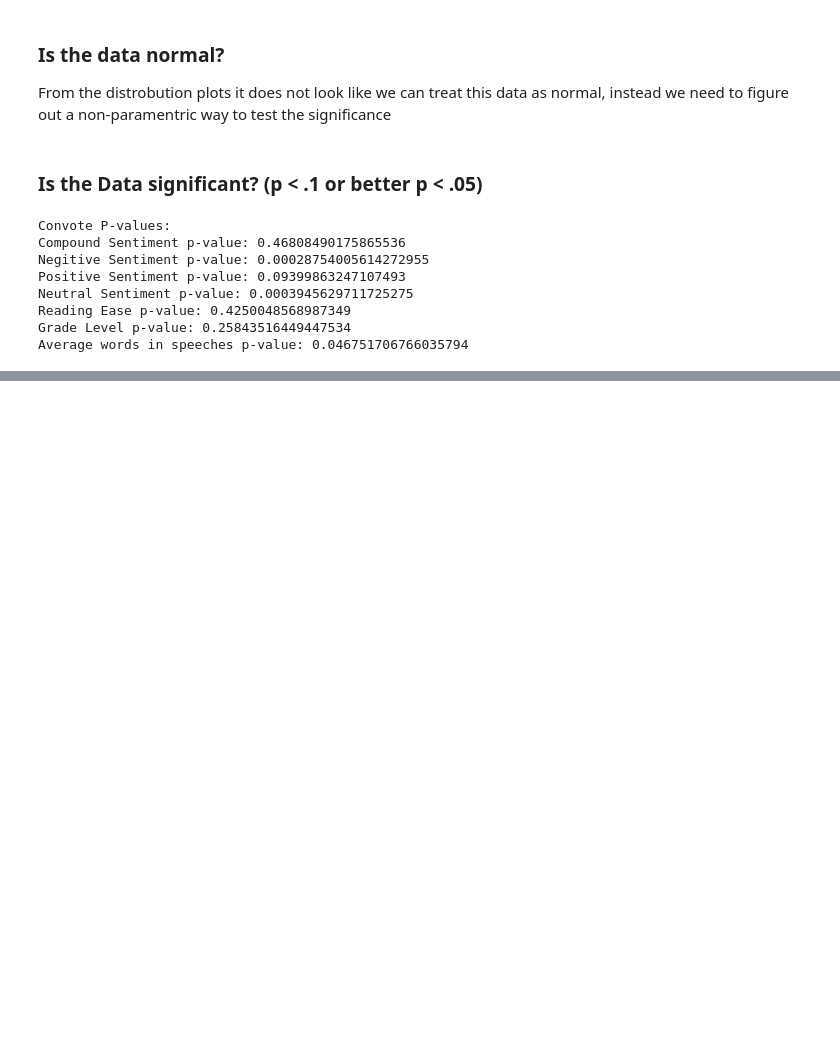
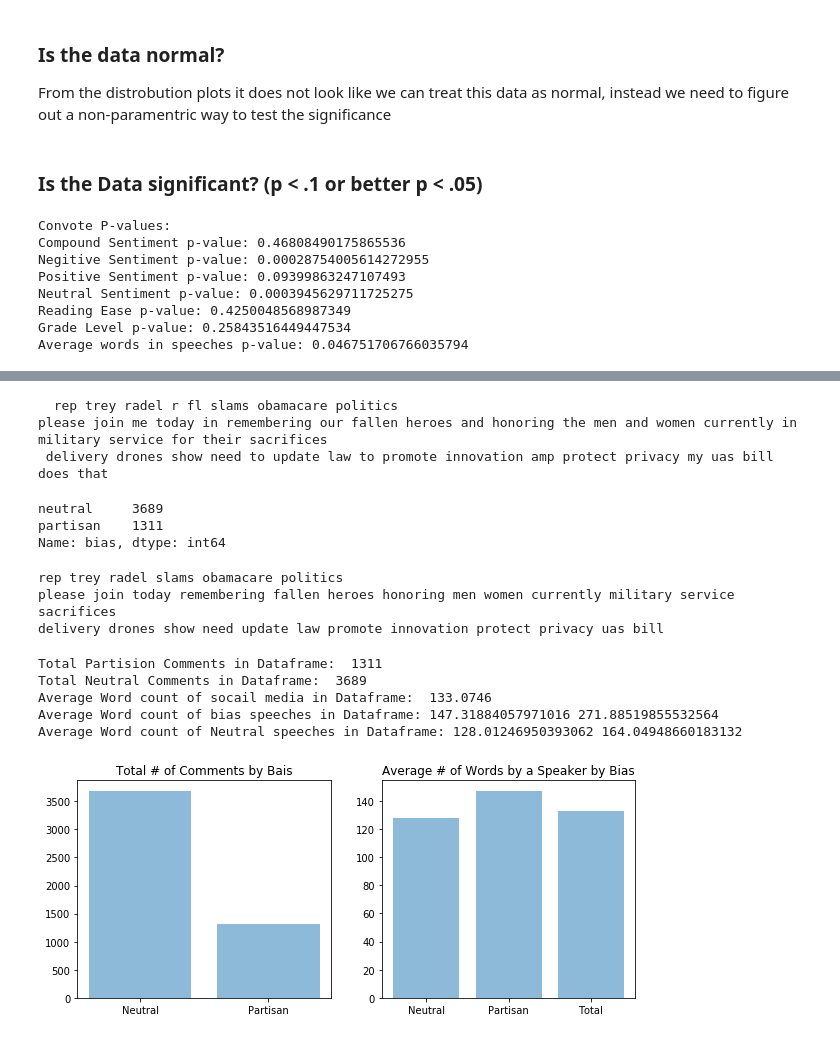
Before and after one commit to eltabre/PolitiGauge, a Jupyter notebook: notebooks/cleanedPipeline.ipynb, the cells around one changed output, grey strips where cells are left out. Drawn from its saved outputs; the diff is of its cells as text; code cells hidden in the pictures; blank space fills up the shorter version.

Commit message:
Analyzed the social media posts, working on newer congressinal stuff, need to reevaluate p-values and get the reading ease scores

```diff
--- a/notebooks/cleanedPipeline.ipynb
+++ b/notebooks/cleanedPipeline.ipynb
@@ -284,0 +314,3 @@ Average words in speeches p-value: 0.046751706766035794
+# %%
+cleanSoc = clean_tweet(politicalSoc, "text")
+cleanSoc.head()
@@ -284,0 +325,71 @@ Average words in speeches p-value: 0.046751706766035794
+# %%
+print(politicalSoc.iloc[0]["text"])
+print(politicalSoc.iloc[2]["text"])
+print(politicalSoc.iloc[4]["text"])
+# %% [output]
+  rep trey radel r fl slams obamacare politics
+please join me today in remembering our fallen heroes and honoring the men and women currently in military service for their sacrifices
+ delivery drones show need to update law to promote innovation amp protect privacy my uas bill does that
+# %%
+classes = cleanSoc['bias']
+print(classes.value_counts())
+# %% [output]
+neutral     3689
+partisan    1311
+Name: bias, dtype: int64
+# %%
+stop_words = set(stopwords.words('english'))
+cleanSoc['text'] = cleanSoc['text'].apply(lambda x: ' '.join(term for term in x.split() if term not in stop_words))
+cleanSoc['text'] = cleanSoc['text'].apply(lambda x: ' '.join(term for term in x.split() if term not in ['ûªs', 'û', 'ûªt', 'r', 'en', 'fl', 'p', 'va', 'amp', 'icymi', 'th', 'pm', 'hours', 'u']))
+# %%
+print(cleanSoc.iloc[0]["text"])
+print(cleanSoc.iloc[2]["text"])
+print(cleanSoc.iloc[4]["text"])
+# %% [output]
+rep trey radel slams obamacare politics
+please join today remembering fallen heroes honoring men women currently military service sacrifices
+delivery drones show need update law promote innovation protect privacy uas bill
+# %%
+def getTotalAverages(df, x):
+    """
+    This function goes through the pandas dataframe to calculate the averages of the total dataframe.
+    These averages include, length of speeches, total democrats, total republicans
+    df: a pandas dataframe
+    x: speech part of dataframe
+    """
+    totalBias, totalNeutral, averageWordCount, averagePartWord, averageNeutWord = 0, 0, [], [], []
+
+    for index, row in df.iterrows():
+        if row["bias"] == "partisan":
+            totalBias += 1
+            averageWordCount.append(len(row[x]))
+            averagePartWord.append(len(row[x]))
+        else:
+            totalNeutral += 1
+            averageWordCount.append(len(row[x]))
+            averageNeutWord.append(len(row[x]))
+
+    print("Total Partision Comments in Dataframe: ", totalBias)
+    print("Total Neutral Comments in Dataframe: ", totalNeutral)
+    print("Average Word count of socail media in Dataframe: ", (np.average(averageWordCount)))
+    print("Average Word count of bias speeches in Dataframe:", np.average(averagePartWord), np.std(averagePartWord))
+    print("Average Word count of Neutral speeches in Dataframe:", np.average(averageNeutWord), np.std(averageNeutWord))
+
+    #plotting these, might have to modifiy this based on the data
+    fig, axs = plt.subplots(ncols=2, figsize=(10, 4))
+    axs[0].bar(['Partisan', 'Neutral'], [totalBias, totalNeutral], align='center', alpha=0.5)
+    axs[0].set_title('Total # of Comments by Bais')
+    axs[1].bar(['Total', 'Partisan', 'Neutral'],
+                   [np.average(averageWordCount), np.average(averagePartWord), np.average(averageNeutWord)],
+                   align='center', alpha=0.5)
+    axs[1].set_title('Average # of Words by a Speaker by Bias')
+    return averageWordCount, averagePartWord, averageNeutWord
+# %%
+socAvg = getTotalAverages(cleanSoc, "text")
+# %% [output]
+Total Partision Comments in Dataframe:  1311
+Total Neutral Comments in Dataframe:  3689
+Average Word count of socail media in Dataframe:  133.0746
+Average Word count of bias speeches in Dataframe: 147.31884057971016 271.88519855532564
+Average Word count of Neutral speeches in Dataframe: 128.01246950393062 164.04948660183132
+[figure, added]
```
Also changed, not shown: parts of 11 cells of this notebook.
